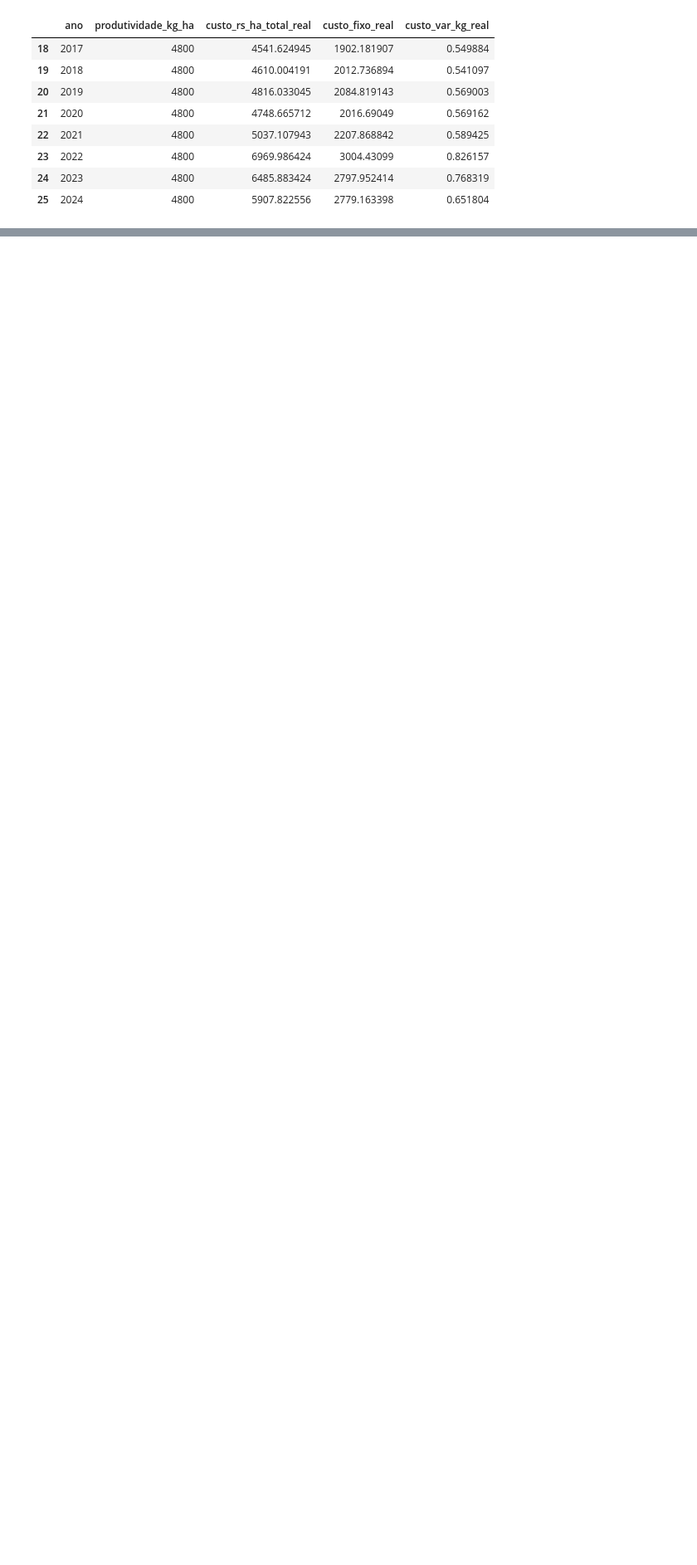
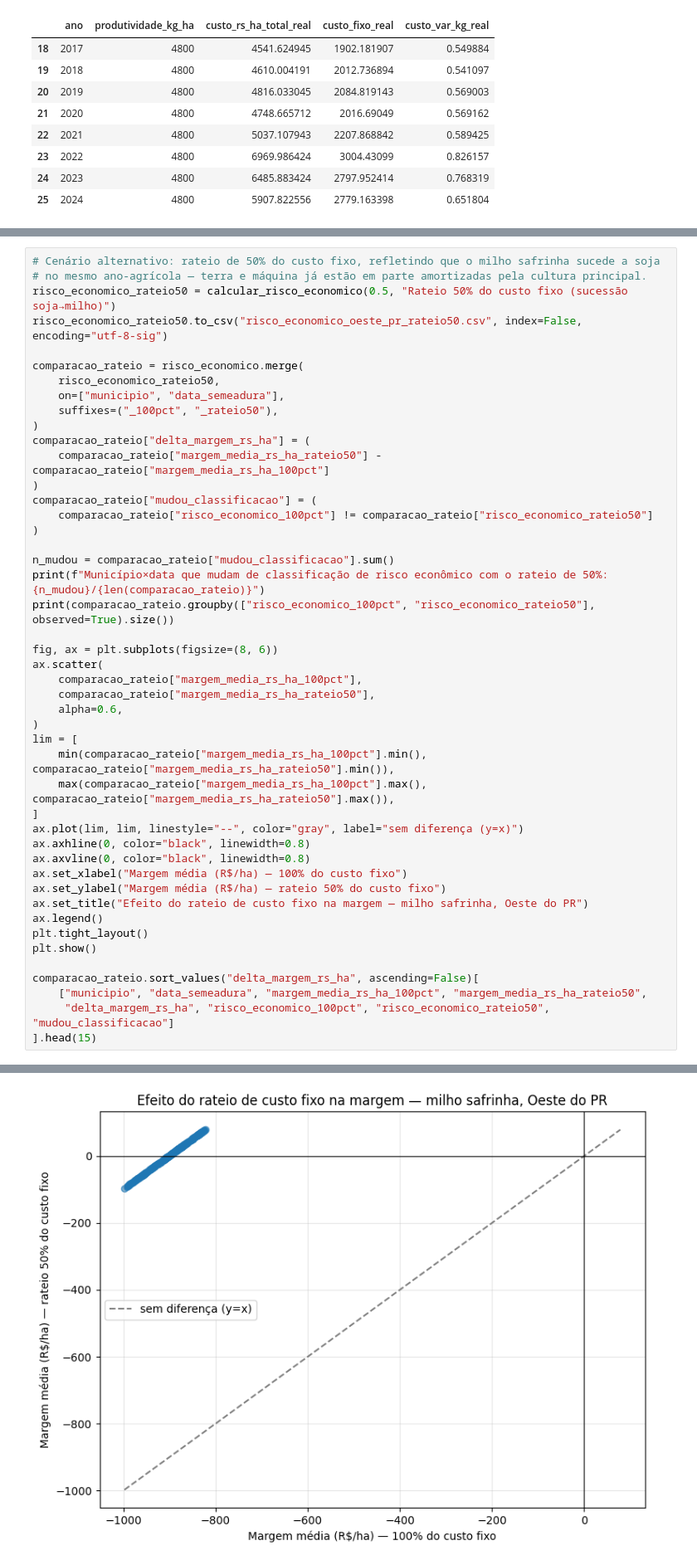
Before and after one commit to fcoliveira-utfpr/aquacrop_ml, a Jupyter notebook: 09_analise_custo_modelos.ipynb, the cells around one changed output, grey strips where cells are left out. Shown at 83% size. Drawn from its saved outputs; the diff is of its cells as text; blank space fills up the shorter version.

```diff
--- a/09_analise_custo_modelos.ipynb
+++ b/09_analise_custo_modelos.ipynb
@@ -757,0 +764,47 @@ Name: count, dtype: int64
+# %%
+# Cenário alternativo: rateio de 50% do custo fixo, refletindo que o milho safrinha sucede a soja
+# no mesmo ano-agrícola — terra e máquina já estão em parte amortizadas pela cultura principal.
+risco_economico_rateio50 = calcular_risco_economico(0.5, "Rateio 50% do custo fixo (sucessão soja→milho)")
+risco_economico_rateio50.to_csv("risco_economico_oeste_pr_rateio50.csv", index=False, encoding="utf-8-sig")
+
+comparacao_rateio = risco_economico.merge(
+    risco_economico_rateio50,
+    on=["municipio", "data_semeadura"],
+    suffixes=("_100pct", "_rateio50"),
+)
+comparacao_rateio["delta_margem_rs_ha"] = (
+    comparacao_rateio["margem_media_rs_ha_rateio50"] - comparacao_rateio["margem_media_rs_ha_100pct"]
+)
+comparacao_rateio["mudou_classificacao"] = (
+    comparacao_rateio["risco_economico_100pct"] != comparacao_rateio["risco_economico_rateio50"]
+)
+
+n_mudou = comparacao_rateio["mudou_classificacao"].sum()
+print(f"Município×data que mudam de classificação de risco econômico com o rateio de 50%: {n_mudou}/{len(comparacao_rateio)}")
+print(comparacao_rateio.groupby(["risco_economico_100pct", "risco_economico_rateio50"], observed=True).size())
+
+fig, ax = plt.subplots(figsize=(8, 6))
+ax.scatter(
+    comparacao_rateio["margem_media_rs_ha_100pct"],
+    comparacao_rateio["margem_media_rs_ha_rateio50"],
+    alpha=0.6,
+)
+lim = [
+    min(comparacao_rateio["margem_media_rs_ha_100pct"].min(), comparacao_rateio["margem_media_rs_ha_rateio50"].min()),
+    max(comparacao_rateio["margem_media_rs_ha_100pct"].max(), comparacao_rateio["margem_media_rs_ha_rateio50"].max()),
+]
+ax.plot(lim, lim, linestyle="--", color="gray", label="sem diferença (y=x)")
+ax.axhline(0, color="black", linewidth=0.8)
+ax.axvline(0, color="black", linewidth=0.8)
+ax.set_xlabel("Margem média (R$/ha) — 100% do custo fixo")
+ax.set_ylabel("Margem média (R$/ha) — rateio 50% do custo fixo")
+ax.set_title("Efeito do rateio de custo fixo na margem — milho safrinha, Oeste do PR")
+ax.legend()
+plt.tight_layout()
+plt.show()
+
+comparacao_rateio.sort_values("delta_margem_rs_ha", ascending=False)[
+    ["municipio", "data_semeadura", "margem_media_rs_ha_100pct", "margem_media_rs_ha_rateio50",
+     "delta_margem_rs_ha", "risco_economico_100pct", "risco_economico_rateio50", "mudou_classificacao"]
+].head(15)
+# %% [output]
@@ -757,0 +828 @@ Name: count, dtype: int64
+[figure, added]
```
Also changed, not shown: parts of 9 cells of this notebook, 9 other files.
